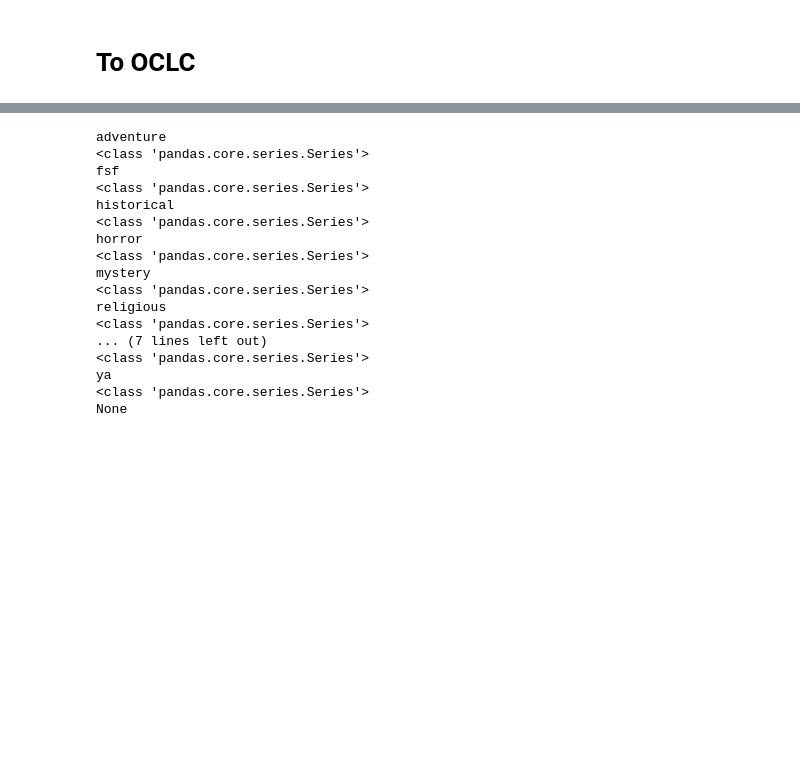
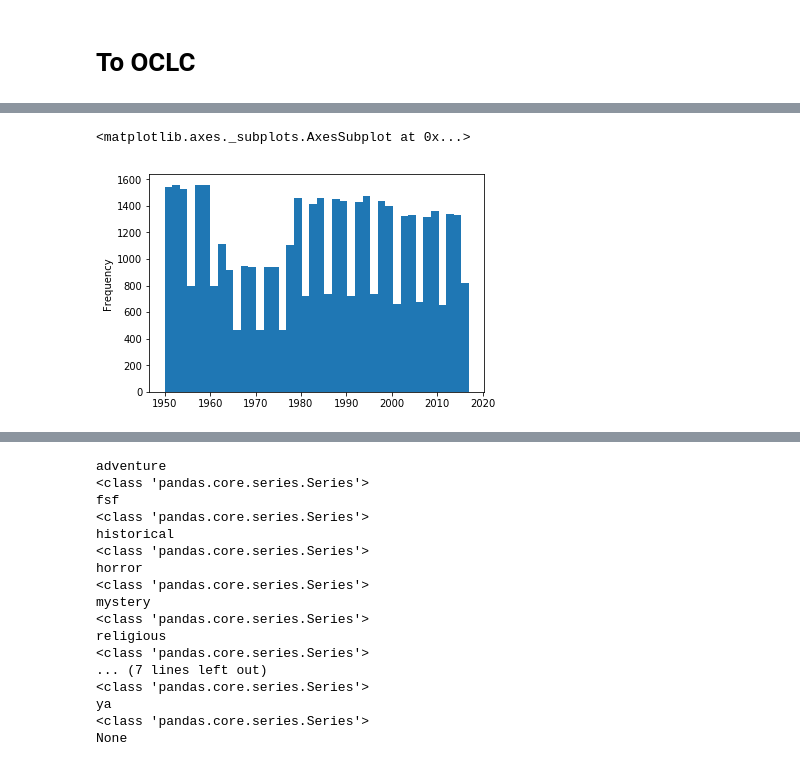
Before and after one commit to cimar/books, a Jupyter notebook: Clean Glue.ipynb, the cells around one changed output, grey strips where cells are left out. Saved outputs shown, nothing was run; the diff lists cells and outputs as text; code cells hidden in the pictures; blank space fills up the shorter version.

Commit message:
Things are going pretty well! Added some graphic analysis.  Will need to pull all the data again, I think. Is ok.

```diff
--- a/Clean Glue.ipynb
+++ b/Clean Glue.ipynb
@@ -645 +701,7 @@ Martial arts fiction                                   1
 dtype: int64
+# %%
+s = pandas.Series(pandas.DataFrame(processed)["year"])
+s.plot(kind="hist",bins=40)
+# %% [output]
+<matplotlib.axes._subplots.AxesSubplot at 0x...>
+[figure, added]
```
Also changed, not shown: parts of 16 cells of this notebook, 18 other files.
